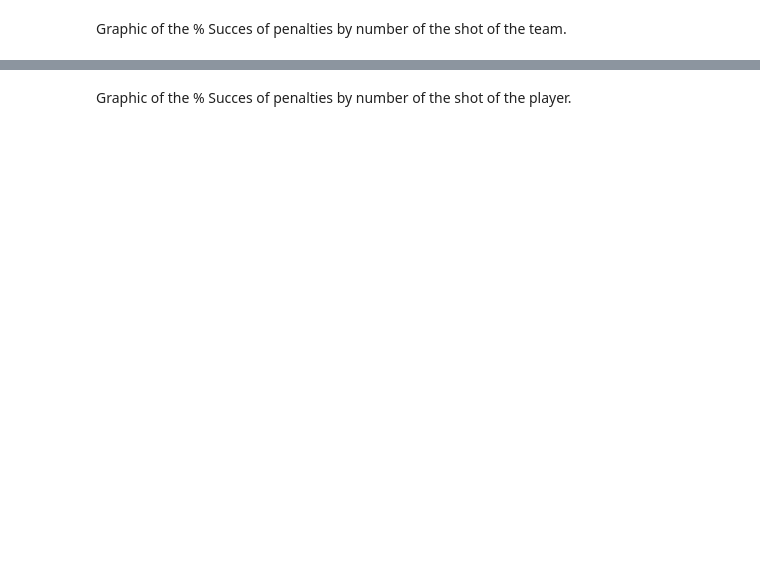
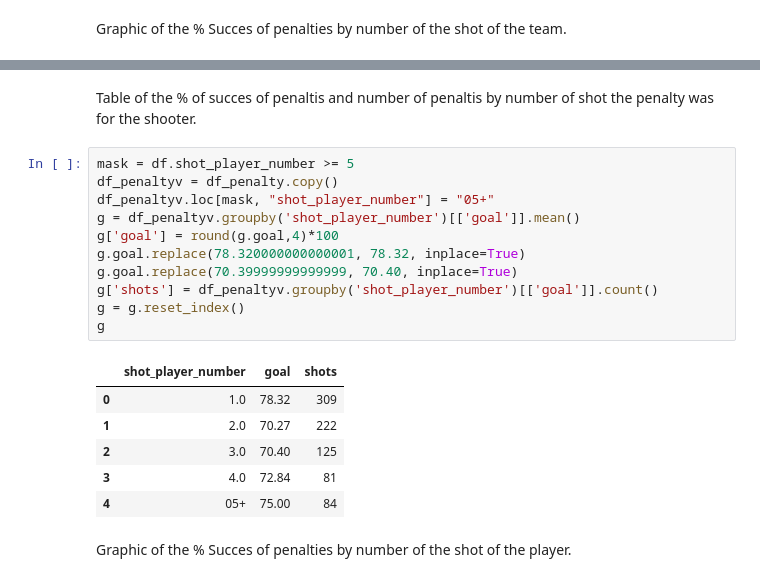
Before and after one commit to SergiRuizUNIR/TFG, a Jupyter notebook: 10_Resumen_&_Subdatatsets.ipynb, the cells around one changed output, grey strips where cells are left out. Cells and saved outputs as stored; diff of their text form; blank space fills up the shorter version.

```diff
--- a/10_Resumen_&_Subdatatsets.ipynb
+++ b/10_Resumen_&_Subdatatsets.ipynb
@@ -855,6 +908,26 @@ fig = plt.gcf()
 fig.set_size_inches(8, 8)
 # %% [output]
 [figure]
+# %% [markdown]
+Table of the % of succes of penaltis and number of penaltis by number of shot the penalty was for the shooter.
+# %%
+mask = df.shot_player_number >= 5
+df_penaltyv = df_penalty.copy()
+df_penaltyv.loc[mask, "shot_player_number"] = "05+"
+g = df_penaltyv.groupby('shot_player_number')[['goal']].mean()
+g['goal'] = round(g.goal,4)*100
+g.goal.replace(78.320000000000001, 78.32, inplace=True)
+g.goal.replace(70.39999999999999, 70.40, inplace=True)
+g['shots'] = df_penaltyv.groupby('shot_player_number')[['goal']].count()
+g = g.reset_index()
+g
+# %% [output]
+|  | shot_player_number | goal | shots |
+| 0 | 1.0 | 78.32 | 309 |
+| 1 | 2.0 | 70.27 | 222 |
+| 2 | 3.0 | 70.40 | 125 |
+| 3 | 4.0 | 72.84 | 81 |
+| 4 | 05+ | 75.00 | 84 |
 # %% [markdown]
 Graphic of the % Succes of penalties by number of the shot of the player.
 # %%
```
Also changed, not shown: parts of 9 cells of this notebook.
